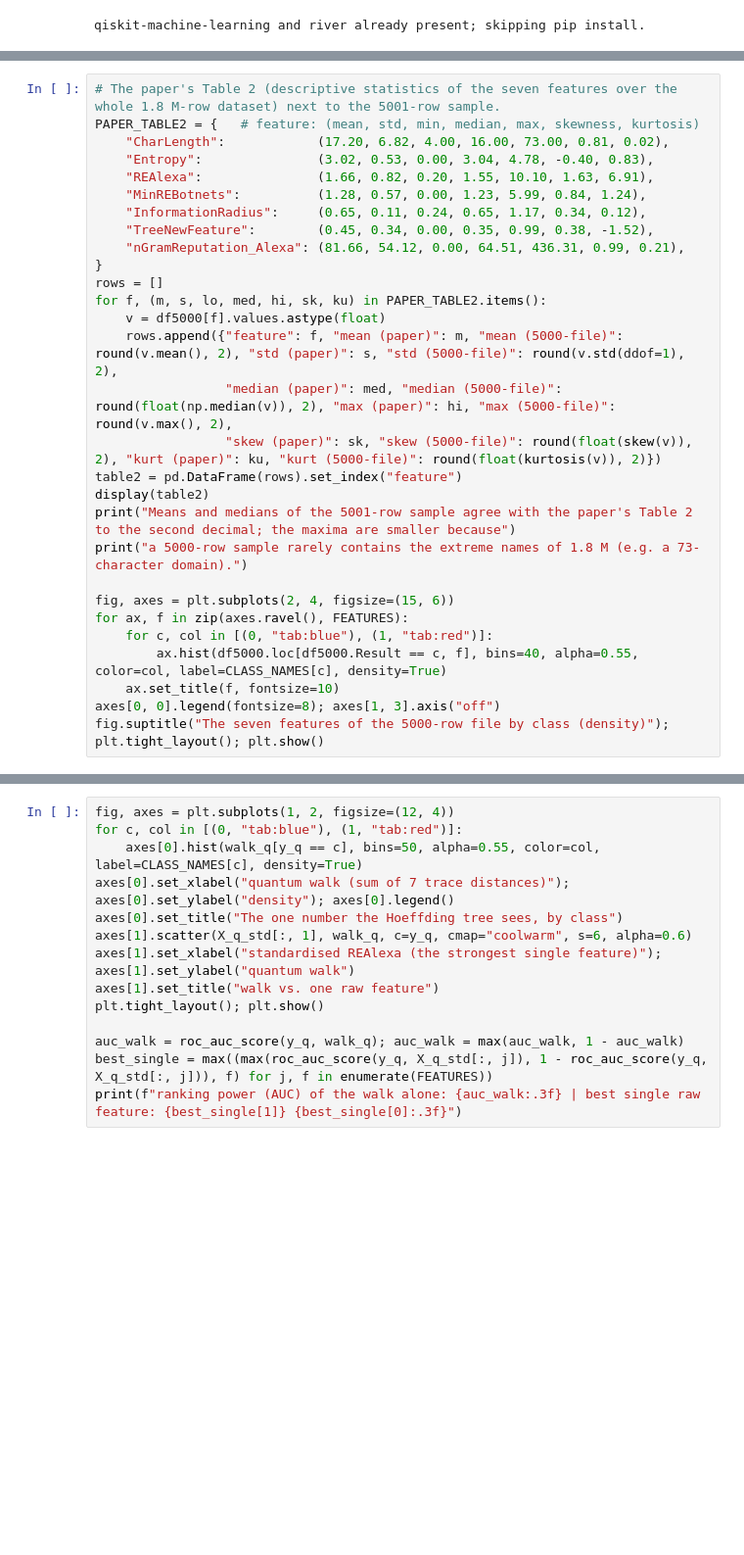
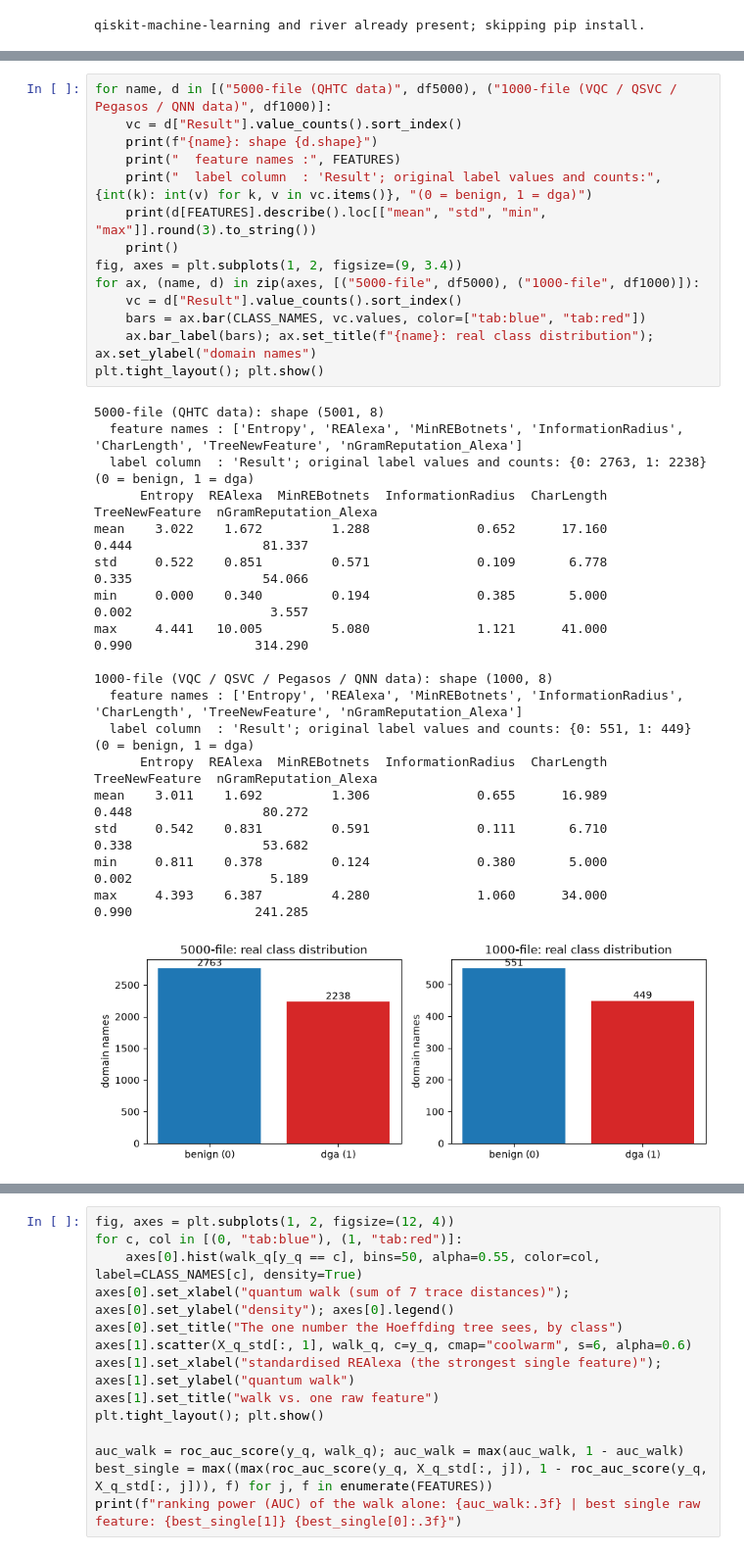
Before and after one commit to owlmt/QML, a Jupyter notebook: 04_Botnet_DGA_Detection/QHTC_BotnetDGA_Tehrani2024.ipynb, the cells around one changed output, grey strips where cells are left out. Shown at 98% size. Cells and saved outputs as stored; diff of their text form; blank space fills up the shorter version.

```diff
--- a/04_Botnet_DGA_Detection/QHTC_BotnetDGA_Tehrani2024.ipynb
+++ b/04_Botnet_DGA_Detection/QHTC_BotnetDGA_Tehrani2024.ipynb
@@ -263,32 +292,3 @@ rows shared by the two files: 15 (they are different random samples of the 1.8 M
 | 2 | 3.202820 | 1.302522 | 0.479128 | 0.590865 | 20 | 0.967923 | 61.759207 | ... |
 | 3 | 3.121654 | 0.934857 | 0.656545 | 0.599781 | 28 | 0.487624 | 184.481562 | ... |
 | 4 | 3.558519 | 0.702511 | 0.586947 | 0.499722 | 25 | 0.667705 | 138.302631 | ... |
-# %%
-# The paper's Table 2 (descriptive statistics of the seven features over the whole 1.8 M-row dataset) next to the 5001-row sample.
-PAPER_TABLE2 = {   # feature: (mean, std, min, median, max, skewness, kurtosis)
-    "CharLength":            (17.20, 6.82, 4.00, 16.00, 73.00, 0.81, 0.02),
-    "Entropy":               (3.02, 0.53, 0.00, 3.04, 4.78, -0.40, 0.83),
-    "REAlexa":               (1.66, 0.82, 0.20, 1.55, 10.10, 1.63, 6.91),
-    "MinREBotnets":          (1.28, 0.57, 0.00, 1.23, 5.99, 0.84, 1.24),
-    "InformationRadius":     (0.65, 0.11, 0.24, 0.65, 1.17, 0.34, 0.12),
-    "TreeNewFeature":        (0.45, 0.34, 0.00, 0.35, 0.99, 0.38, -1.52),
-    "nGramReputation_Alexa": (81.66, 54.12, 0.00, 64.51, 436.31, 0.99, 0.21),
-}
-rows = []
-for f, (m, s, lo, med, hi, sk, ku) in PAPER_TABLE2.items():
-    v = df5000[f].values.astype(float)
-    rows.append({"feature": f, "mean (paper)": m, "mean (5000-file)": round(v.mean(), 2), "std (paper)": s, "std (5000-file)": round(v.std(ddof=1), 2),
-                 "median (paper)": med, "median (5000-file)": round(float(np.median(v)), 2), "max (paper)": hi, "max (5000-file)": round(v.max(), 2),
-                 "skew (paper)": sk, "skew (5000-file)": round(float(skew(v)), 2), "kurt (paper)": ku, "kurt (5000-file)": round(float(kurtosis(v)), 2)})
-table2 = pd.DataFrame(rows).set_index("feature")
-display(table2)
-print("Means and medians of the 5001-row sample agree with the paper's Table 2 to the second decimal; the maxima are smaller because")
-print("a 5000-row sample rarely contains the extreme names of 1.8 M (e.g. a 73-character domain).")
-
-fig, axes = plt.subplots(2, 4, figsize=(15, 6))
-for ax, f in zip(axes.ravel(), FEATURES):
-    for c, col in [(0, "tab:blue"), (1, "tab:red")]:
-        ax.hist(df5000.loc[df5000.Result == c, f], bins=40, alpha=0.55, color=col, label=CLASS_NAMES[c], density=True)
-    ax.set_title(f, fontsize=10)
-axes[0, 0].legend(fontsize=8); axes[1, 3].axis("off")
-fig.suptitle("The seven features of the 5000-row file by class (density)"); plt.tight_layout(); plt.show()
@@ -307,0 +438,33 @@ a 5000-row sample rarely contains the extreme names of 1.8 M (e.g. a 73-characte
+# %%
+for name, d in [("5000-file (QHTC data)", df5000), ("1000-file (VQC / QSVC / Pegasos / QNN data)", df1000)]:
+    vc = d["Result"].value_counts().sort_index()
+    print(f"{name}: shape {d.shape}")
+    print("  feature names :", FEATURES)
+    print("  label column  : 'Result'; original label values and counts:", {int(k): int(v) for k, v in vc.items()}, "(0 = benign, 1 = dga)")
+    print(d[FEATURES].describe().loc[["mean", "std", "min", "max"]].round(3).to_string())
+    print()
+fig, axes = plt.subplots(1, 2, figsize=(9, 3.4))
+for ax, (name, d) in zip(axes, [("5000-file", df5000), ("1000-file", df1000)]):
+    vc = d["Result"].value_counts().sort_index()
+    bars = ax.bar(CLASS_NAMES, vc.values, color=["tab:blue", "tab:red"])
+    ax.bar_label(bars); ax.set_title(f"{name}: real class distribution"); ax.set_ylabel("domain names")
+plt.tight_layout(); plt.show()
+# %% [output]
+5000-file (QHTC data): shape (5001, 8)
+  feature names : ['Entropy', 'REAlexa', 'MinREBotnets', 'InformationRadius', 'CharLength', 'TreeNewFeature', 'nGramReputation_Alexa']
+  label column  : 'Result'; original label values and counts: {0: 2763, 1: 2238} (0 = benign, 1 = dga)
+      Entropy  REAlexa  MinREBotnets  InformationRadius  CharLength  TreeNewFeature  nGramReputation_Alexa
+mean    3.022    1.672         1.288              0.652      17.160           0.444                 81.337
+std     0.522    0.851         0.571              0.109       6.778           0.335                 54.066
+min     0.000    0.340         0.194              0.385       5.000           0.002                  3.557
+max     4.441   10.005         5.080              1.121      41.000           0.990                314.290
+
+1000-file (VQC / QSVC / Pegasos / QNN data): shape (1000, 8)
+  feature names : ['Entropy', 'REAlexa', 'MinREBotnets', 'InformationRadius', 'CharLength', 'TreeNewFeature', 'nGramReputation_Alexa']
+  label column  : 'Result'; original label values and counts: {0: 551, 1: 449} (0 = benign, 1 = dga)
+      Entropy  REAlexa  MinREBotnets  InformationRadius  CharLength  TreeNewFeature  nGramReputation_Alexa
+mean    3.011    1.692         1.306              0.655      16.989           0.448                 80.272
+std     0.542    0.831         0.591              0.111       6.710           0.338                 53.682
+min     0.811    0.378         0.124              0.380       5.000           0.002                  5.189
+max     4.393    6.387         4.280              1.060      34.000           0.990                241.285
+[figure, added]
```
Also changed, not shown: parts of 66 cells of this notebook, 2 other files.
